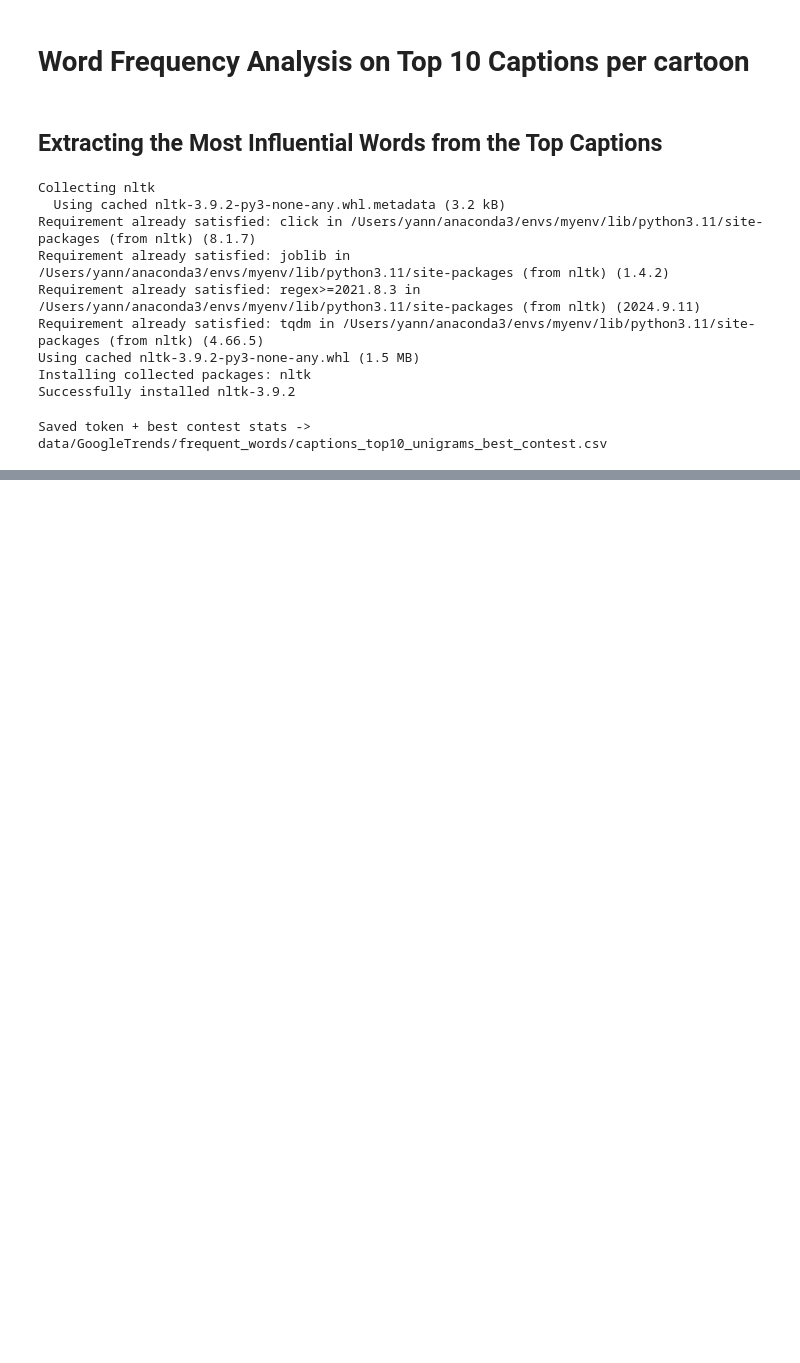
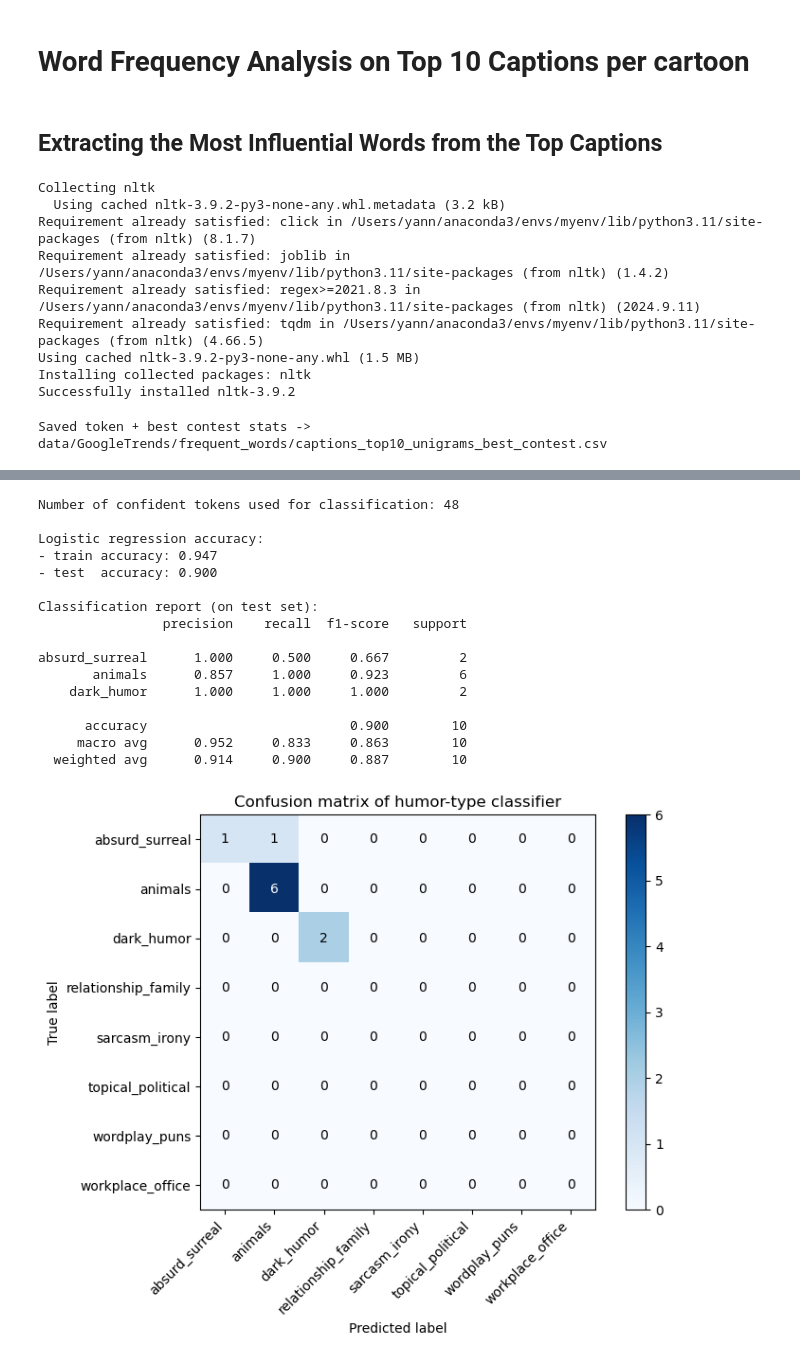
Before and after one commit to epfl-ada/ada-2025-project-data_dinosaur, a Jupyter notebook: google_trend.ipynb, the cells around one changed output, grey strips where cells are left out. Cells and saved outputs as stored; diff of their text form; code cells hidden in the pictures; blank space fills up the shorter version.

```diff
--- a/google_trend.ipynb
+++ b/google_trend.ipynb
@@ -1343,0 +1695,79 @@ Saved token + best contest stats -> data/GoogleTrends/frequent_words/captions_to
+# %%
+from sklearn.linear_model import LogisticRegression
+from sklearn.model_selection import train_test_split
+from sklearn.metrics import classification_report, confusion_matrix
+import matplotlib.pyplot as plt
+import numpy as np
+
+
+# we use only confident tokens to avoid noisy labels
+mask_high = df["type_score"] >= MIN_SCORE
+X_emb = E_tokens[mask_high]
+y = df.loc[mask_high, "humor_type"].to_numpy()
+
+print(f"Number of confident tokens used for classification: {X_emb.shape[0]}")
+
+# train/test split with stratification to keep class balance
+X_train, X_test, y_train, y_test = train_test_split(
+    X_emb, y, test_size=0.2, random_state=42, stratify=y
+)
+
+#  Train logistic regression classifier
+
+clf = LogisticRegression(max_iter=2000, multi_class="auto")
+clf.fit(X_train, y_train)
+
+train_acc = clf.score(X_train, y_train)
+test_acc = clf.score(X_test, y_test)
+print(f"\nLogistic regression accuracy:")
+print(f"- train accuracy: {train_acc:.3f}")
+print(f"- test  accuracy: {test_acc:.3f}")
+
+
+y_pred = clf.predict(X_test)
+print("\nClassification report (on test set):")
+print(classification_report(y_test, y_pred, digits=3))
+
+# Confusion matrix
+
+labels_order = sorted(type_names)   # same order everywhere
+cm = confusion_matrix(y_test, y_pred, labels=labels_order)
+
+plt.figure(figsize=(8, 6))
+plt.imshow(cm, interpolation="nearest", cmap="Blues")
+plt.title("Confusion matrix of humor-type classifier")
+plt.colorbar()
+tick_marks = np.arange(len(labels_order))
+plt.xticks(tick_marks, labels_order, rotation=45, ha="right")
+plt.yticks(tick_marks, labels_order)
+
+plt.ylabel("True label")
+plt.xlabel("Predicted label")
+
+# annotate cells
+for i in range(cm.shape[0]):
+    for j in range(cm.shape[1]):
+        plt.text(j, i, cm[i, j],
+                 ha="center", va="center",
+                 color="white" if cm[i, j] > cm.max() * 0.5 else "black")
+
+plt.tight_layout()
+plt.show()
+# %% [output]
+Number of confident tokens used for classification: 48
+
+Logistic regression accuracy:
+- train accuracy: 0.947
+- test  accuracy: 0.900
+
+Classification report (on test set):
+                precision    recall  f1-score   support
+
+absurd_surreal      1.000     0.500     0.667         2
+       animals      0.857     1.000     0.923         6
+    dark_humor      1.000     1.000     1.000         2
+
+      accuracy                          0.900        10
+     macro avg      0.952     0.833     0.863        10
+  weighted avg      0.914     0.900     0.887        10
+[figure, added]
```
Also changed, not shown: parts of 6 cells of this notebook, 7 other files.
